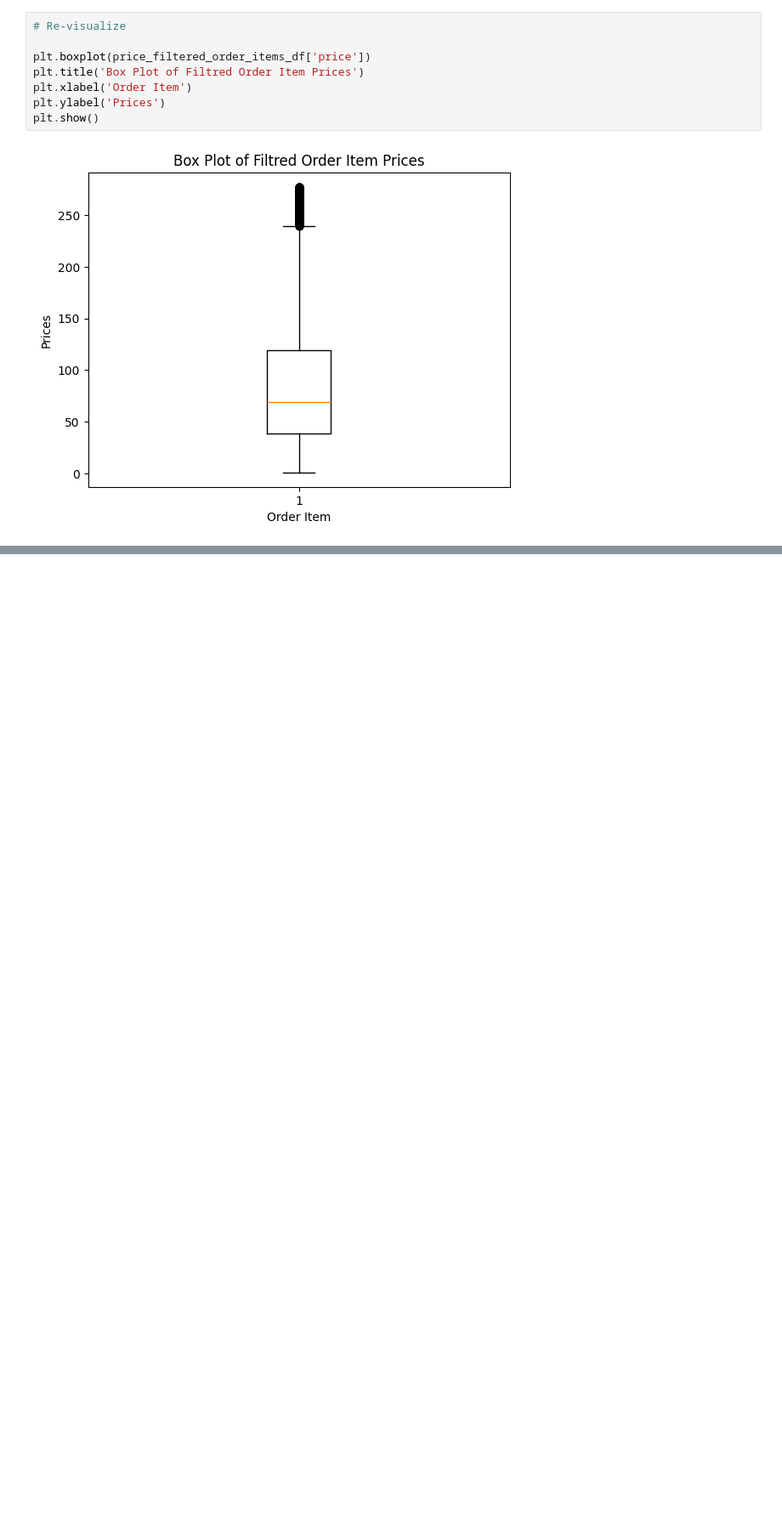
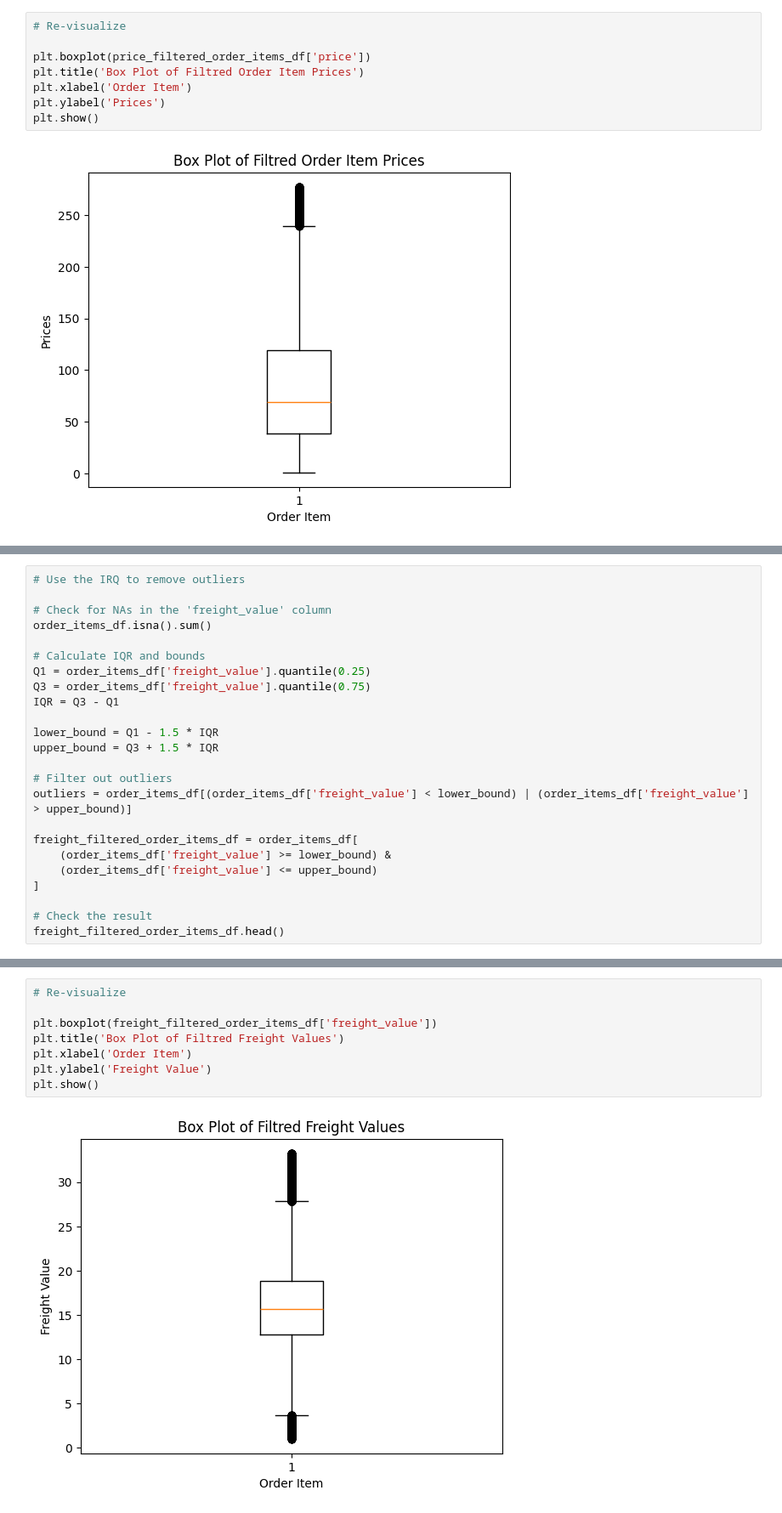
Before and after one commit to bradleytkay/python-practice-1-target-sales, a Jupyter notebook: target-sales-cleaning.ipynb, the cells around one changed output, grey strips where cells are left out. Shown at 85% size. Saved outputs shown, nothing was run; the diff lists cells and outputs as text; blank space fills up the shorter version.

```diff
--- a/target-sales-cleaning.ipynb
+++ b/target-sales-cleaning.ipynb
@@ -235,0 +266,24 @@ Name: price, dtype: float64
+# %%
+# Use the IRQ to remove outliers
+
+# Check for NAs in the 'freight_value' column
+order_items_df.isna().sum()
+
+# Calculate IQR and bounds
+Q1 = order_items_df['freight_value'].quantile(0.25)
+Q3 = order_items_df['freight_value'].quantile(0.75)
+IQR = Q3 - Q1
+
+lower_bound = Q1 - 1.5 * IQR
+upper_bound = Q3 + 1.5 * IQR
+
+# Filter out outliers
+outliers = order_items_df[(order_items_df['freight_value'] < lower_bound) | (order_items_df['freight_value'] > upper_bound)]
+
+freight_filtered_order_items_df = order_items_df[
+    (order_items_df['freight_value'] >= lower_bound) &
+    (order_items_df['freight_value'] <= upper_bound)
+]
+
+# Check the result
+freight_filtered_order_items_df.head()
@@ -235,0 +297,10 @@ Name: price, dtype: float64
+# %%
+# Re-visualize
+
+plt.boxplot(freight_filtered_order_items_df['freight_value'])
+plt.title('Box Plot of Filtred Freight Values')
+plt.xlabel('Order Item')
+plt.ylabel('Freight Value')
+plt.show()
+# %% [output]
+[figure, added]
```
Also changed, not shown: parts of 8 cells of this notebook.
